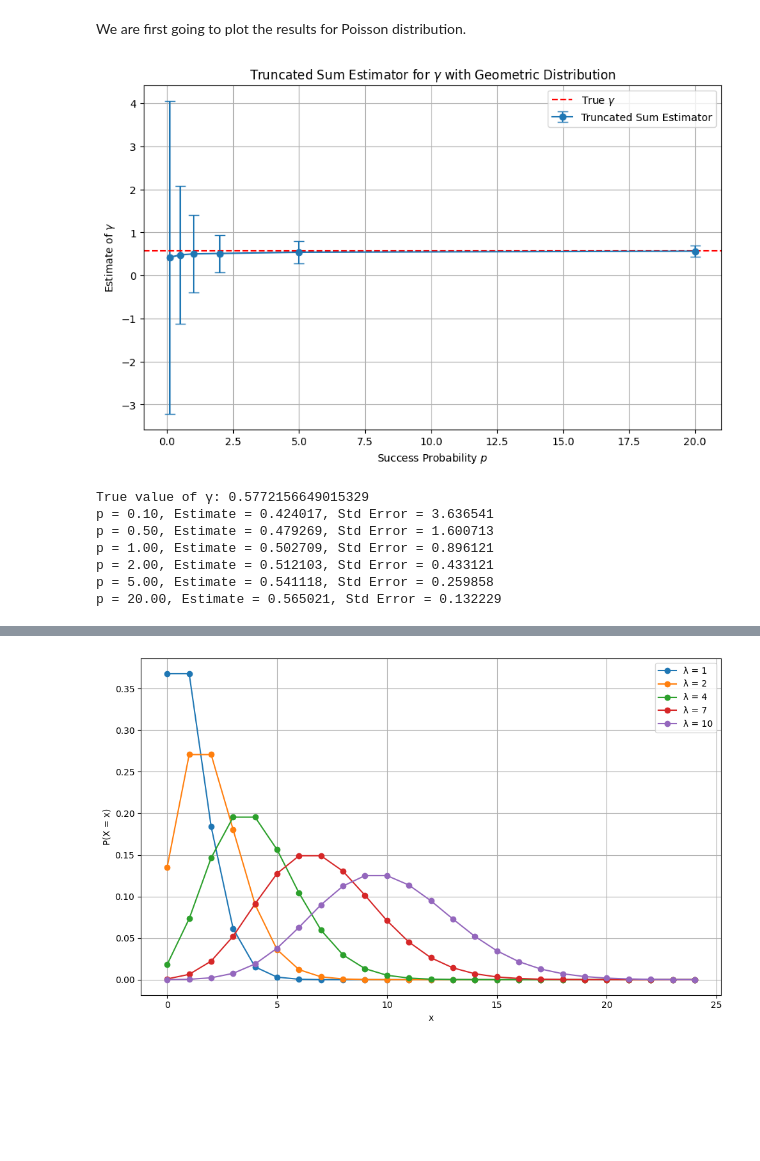
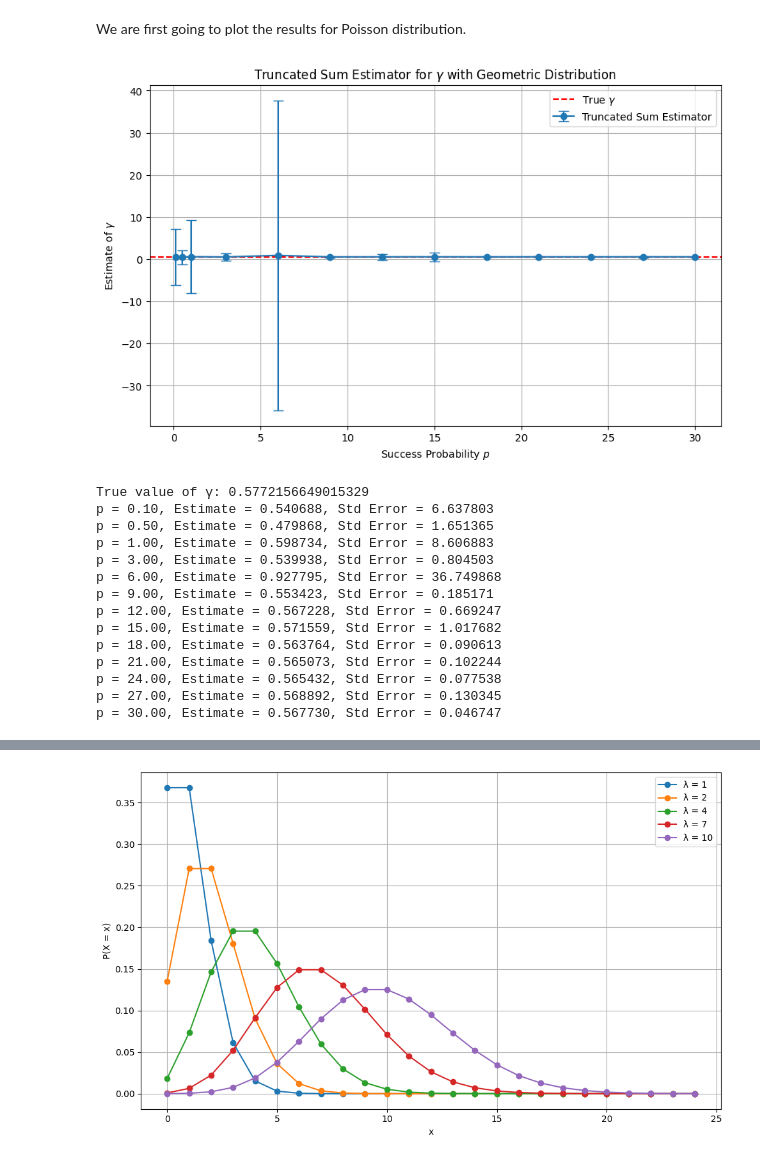
Before and after one commit to Leooryx/Euler_Monte_Carlo, a Jupyter notebook: main.ipynb, the cells around one changed output, grey strips where cells are left out. Saved outputs shown, nothing was run; the diff lists cells and outputs as text; code cells hidden in the pictures; blank space fills up the shorter version.

Commit message:
new graphs and improvements

```diff
--- a/main.ipynb
+++ b/main.ipynb
@@ -689,44 +693,51 @@ def truncated_sum_estimator_geometric(p, num_samples):
 We are first going to plot the results for Poisson distribution.
 # %%
 # Parameters for the experiment
-p_values = [0.1, 0.5, 1, 2, 5,20]  # Success probabilities for geometric distribution
+p_values = [0.1, 0.5, 1.0] + [3.0*k for k in range(1,11)]  # Success probabilities for geometric distribution
 num_samples = 10000  # Number of samples for each p
 
 # Store results
 results = {'p': [], 'estimates': [], 'std_errors': []}
 
 # Run experiments
 for p in p_values:
     mean_estimate, std_error = truncated_sum_estimator_poisson(p, num_samples)
     results['p'].append(p)
     results['estimates'].append(mean_estimate)
     results['std_errors'].append(std_error)
 
 # Plotting the results
 plt.figure(figsize=(10, 6))
 plt.errorbar(results['p'], results['estimates'], yerr=results['std_errors'],
              fmt='o-', capsize=5, label='Truncated Sum Estimator')
 plt.axhline(true_gamma, color='r', linestyle='--', label=r'True $\gamma$')
 plt.xlabel('Success Probability $p$')
 plt.ylabel(r'Estimate of $\gamma$')
 plt.title(r'Truncated Sum Estimator for $\gamma$ with Geometric Distribution')
 plt.legend()
 plt.grid(True)
 plt.show()
 
 # Print results
 print("True value of γ:", true_gamma)
 for i, p in enumerate(results['p']):
     print(f"p = {p:.2f}, Estimate = {results['estimates'][i]:.6f}, Std Error = {results['std_errors'][i]:.6f}")
 # %% [output]
-[figure, old version]
+[figure, new version]
 True value of γ: 0.5772156649015329
-p = 0.10, Estimate = 0.424017, Std Error = 3.636541
-p = 0.50, Estimate = 0.479269, Std Error = 1.600713
-p = 1.00, Estimate = 0.502709, Std Error = 0.896121
-p = 2.00, Estimate = 0.512103, Std Error = 0.433121
-p = 5.00, Estimate = 0.541118, Std Error = 0.259858
-p = 20.00, Estimate = 0.565021, Std Error = 0.132229
+p = 0.10, Estimate = 0.540688, Std Error = 6.637803
+p = 0.50, Estimate = 0.479868, Std Error = 1.651365
+p = 1.00, Estimate = 0.598734, Std Error = 8.606883
+p = 3.00, Estimate = 0.539938, Std Error = 0.804503
+p = 6.00, Estimate = 0.927795, Std Error = 36.749868
+p = 9.00, Estimate = 0.553423, Std Error = 0.185171
+p = 12.00, Estimate = 0.567228, Std Error = 0.669247
+p = 15.00, Estimate = 0.571559, Std Error = 1.017682
+p = 18.00, Estimate = 0.563764, Std Error = 0.090613
+p = 21.00, Estimate = 0.565073, Std Error = 0.102244
+p = 24.00, Estimate = 0.565432, Std Error = 0.077538
+p = 27.00, Estimate = 0.568892, Std Error = 0.130345
+p = 30.00, Estimate = 0.567730, Std Error = 0.046747
 # %%
 # Parameters for the experiment
 p_values = [0.1*k for k in range(1,11)]  # Success probabilities for geometric distribution
```
Also changed, not shown: parts of 23 cells of this notebook.
